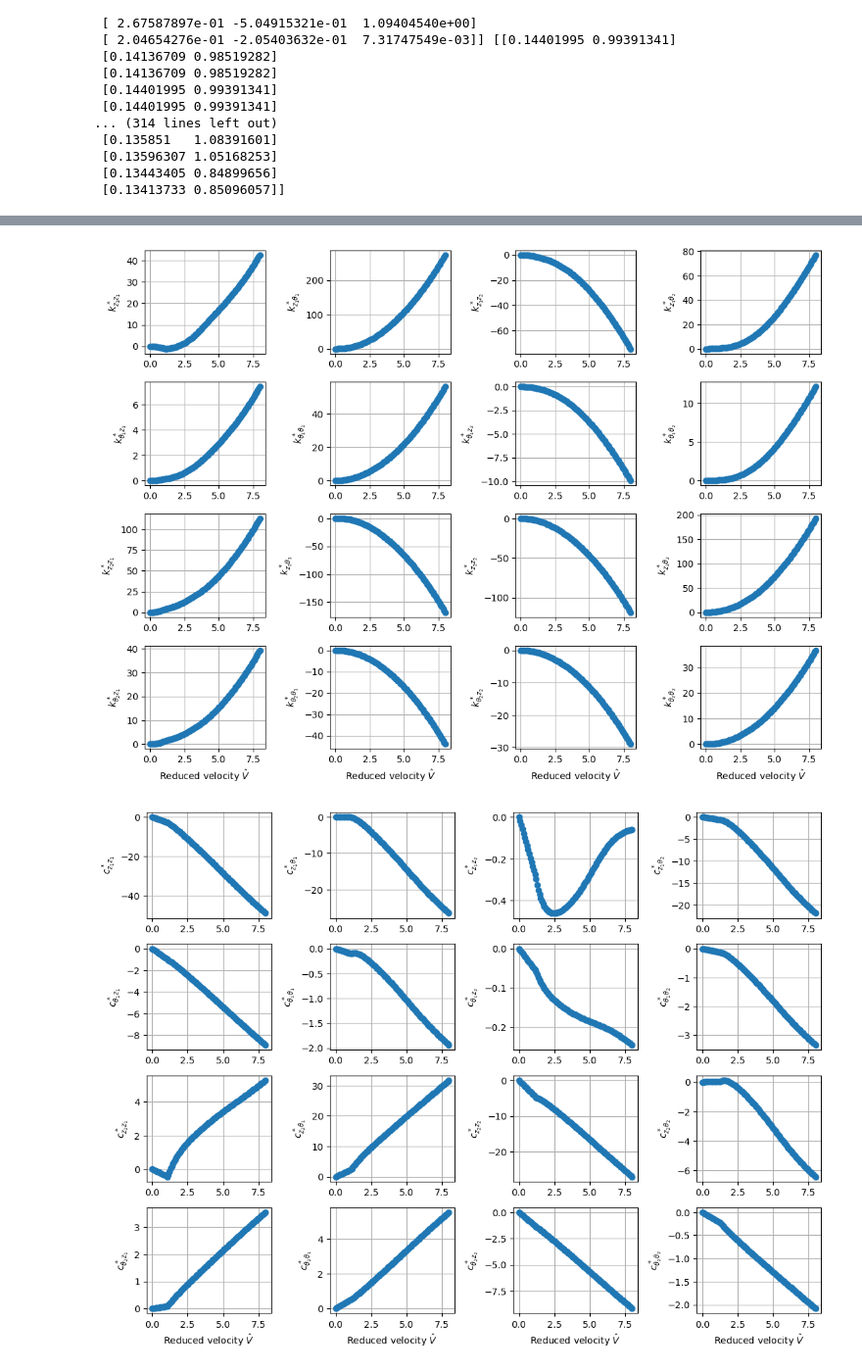
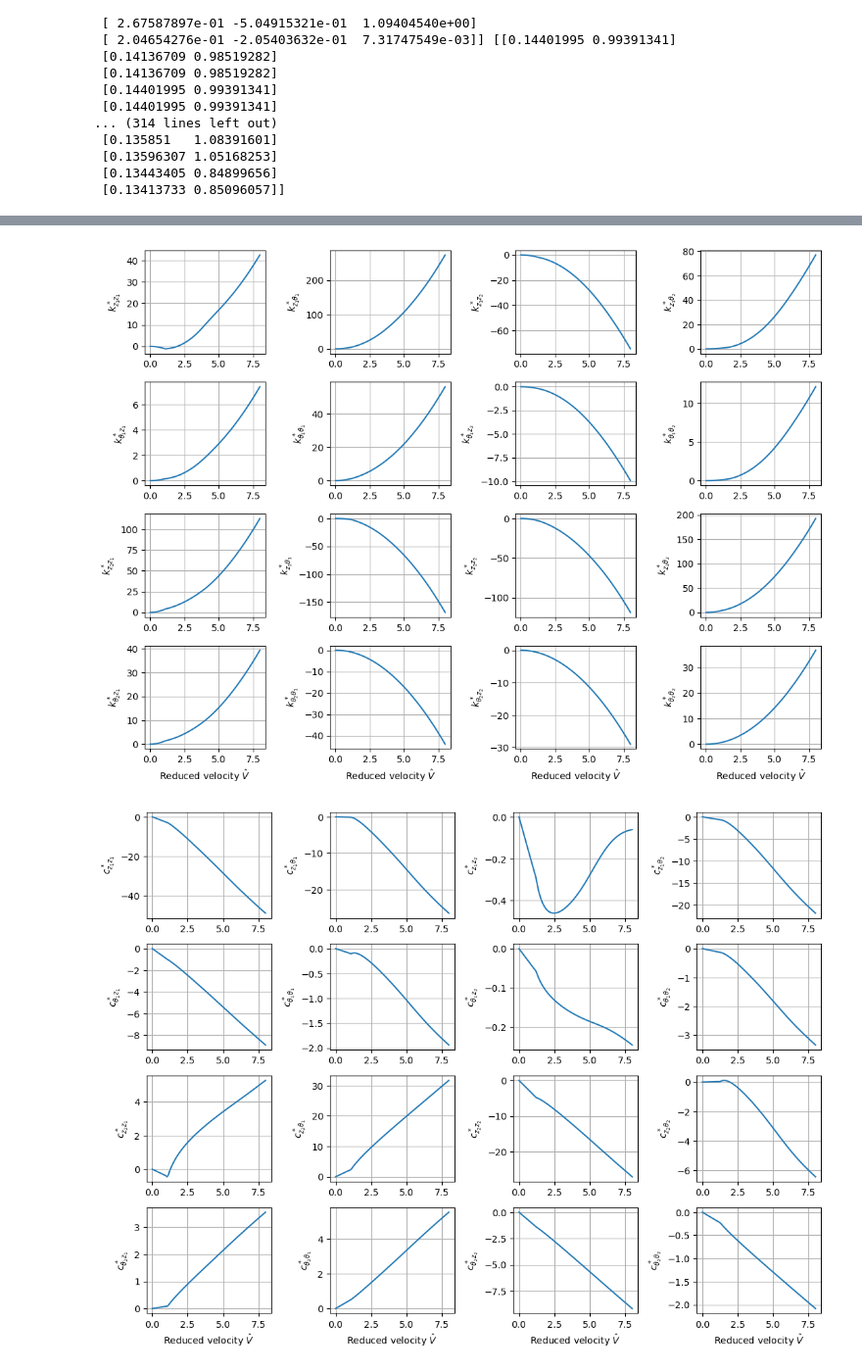
Before and after one commit to lineHRosland/FV_windtunnel_buffeting_flutter, a Jupyter notebook: HAR_INT/AD_tandem_notebook.ipynb, the cells around one changed output, grey strips where cells are left out. Shown at 98% size. Cells and saved outputs as stored; diff of their text form; code cells hidden in the pictures.

```diff
--- a/HAR_INT/AD_tandem_notebook.ipynb
+++ b/HAR_INT/AD_tandem_notebook.ipynb
@@ -718,30 +718,30 @@ vred_new = np.linspace(0, 8, 100)
 fig_damping, _ = plt.subplots(2,2)
 fig_stiffness, _ = plt.subplots(2,2)
 all_ads_new = all_ads.from_poly_k(poly_coeff_k_single, k_range_single, vred_new)
-all_ads_new.plot(fig_damping = fig_damping, fig_stiffness=fig_stiffness)
+all_ads_new.plot(fig_damping = fig_damping, fig_stiffness=fig_stiffness, mode='total2')
 
 fig_damping, _ = plt.subplots(4,4)
 fig_stiffness, _ = plt.subplots(4,4)
 all_ads_new_1D = all_ads_gap1D.from_poly_k(poly_coeff_k_1D, k_range_1D, vred_new)
-all_ads_new_1D.plot(fig_damping = fig_damping, fig_stiffness=fig_stiffness)
+all_ads_new_1D.plot(fig_damping = fig_damping, fig_stiffness=fig_stiffness, mode='total2')
 
 fig_damping, _ = plt.subplots(4,4)
 fig_stiffness, _ = plt.subplots(4,4)
 all_ads_new_2D = all_ads_gap2D.from_poly_k(poly_coeff_k_2D, k_range_2D, vred_new)
-all_ads_new_2D.plot(fig_damping = fig_damping, fig_stiffness=fig_stiffness)
+all_ads_new_2D.plot(fig_damping = fig_damping, fig_stiffness=fig_stiffness, mode='total2')
 
 fig_damping, _ = plt.subplots(4,4)
 fig_stiffness, _ = plt.subplots(4,4)
 all_ads_new_3D = all_ads_gap3D.from_poly_k(poly_coeff_k_3D, k_range_3D, vred_new)
-all_ads_new_3D.plot(fig_damping = fig_damping, fig_stiffness=fig_stiffness)
+all_ads_new_3D.plot(fig_damping = fig_damping, fig_stiffness=fig_stiffness, mode='total2')
 
 fig_damping, _ = plt.subplots(4,4)
 fig_stiffness, _ = plt.subplots(4,4)
 all_ads_new_4D = all_ads_gap4D.from_poly_k(poly_coeff_k_4D, k_range_4D, vred_new)
-all_ads_new_4D.plot(fig_damping = fig_damping, fig_stiffness=fig_stiffness)
+all_ads_new_4D.plot(fig_damping = fig_damping, fig_stiffness=fig_stiffness, mode='total2')
 
 fig_damping, _ = plt.subplots(4,4)
 fig_stiffness, _ = plt.subplots(4,4)
 all_ads_new_5D = all_ads_gap5D.from_poly_k(poly_coeff_k_5D, k_range_5D, vred_new)
-all_ads_new_5D.plot(fig_damping = fig_damping, fig_stiffness=fig_stiffness)
+all_ads_new_5D.plot(fig_damping = fig_damping, fig_stiffness=fig_stiffness, mode='total2')
 # %% [output]
@@ -751,2 +751,2 @@ all_ads_new_5D.plot(fig_damping = fig_damping, fig_stiffness=fig_stiffness)
-[figure, old version]
+[figure, new version]
-[figure, old version]
+[figure, new version]
```
Also changed, not shown: parts of 1 cell of this notebook, 7 other files.
